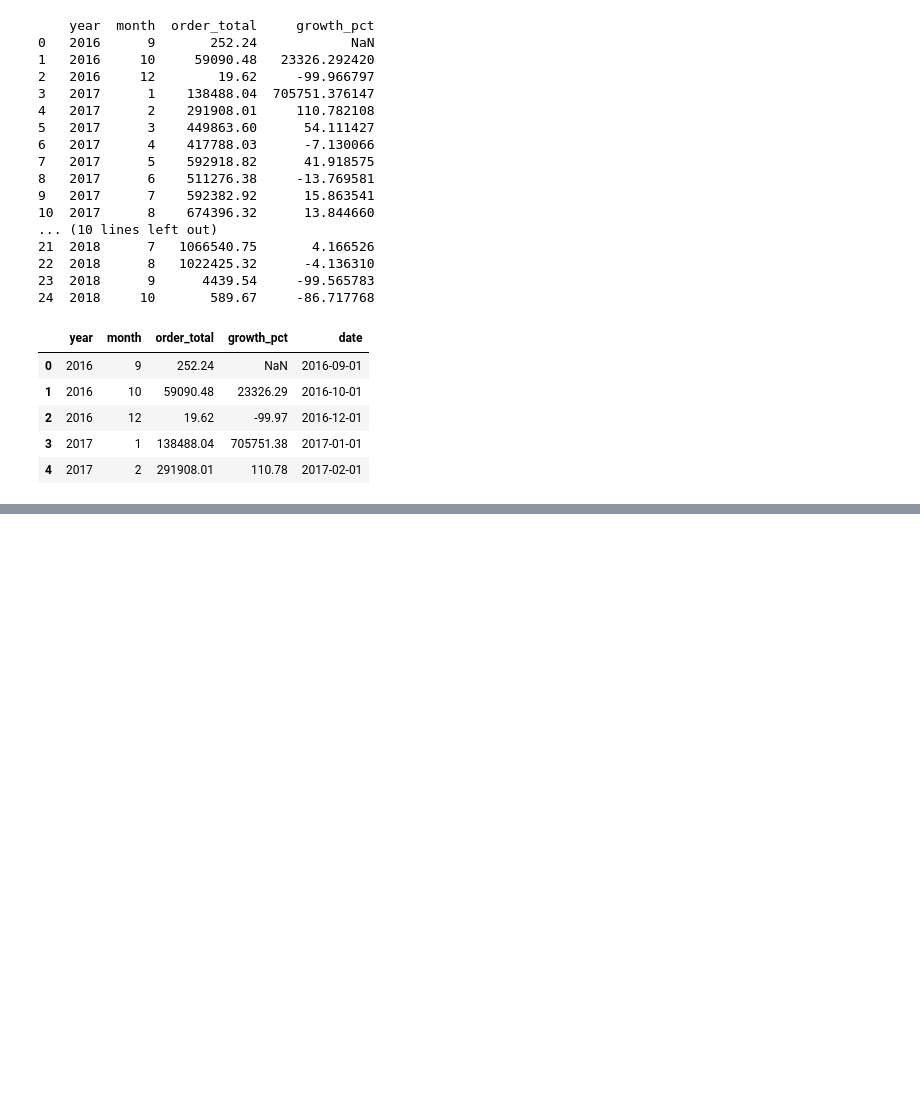
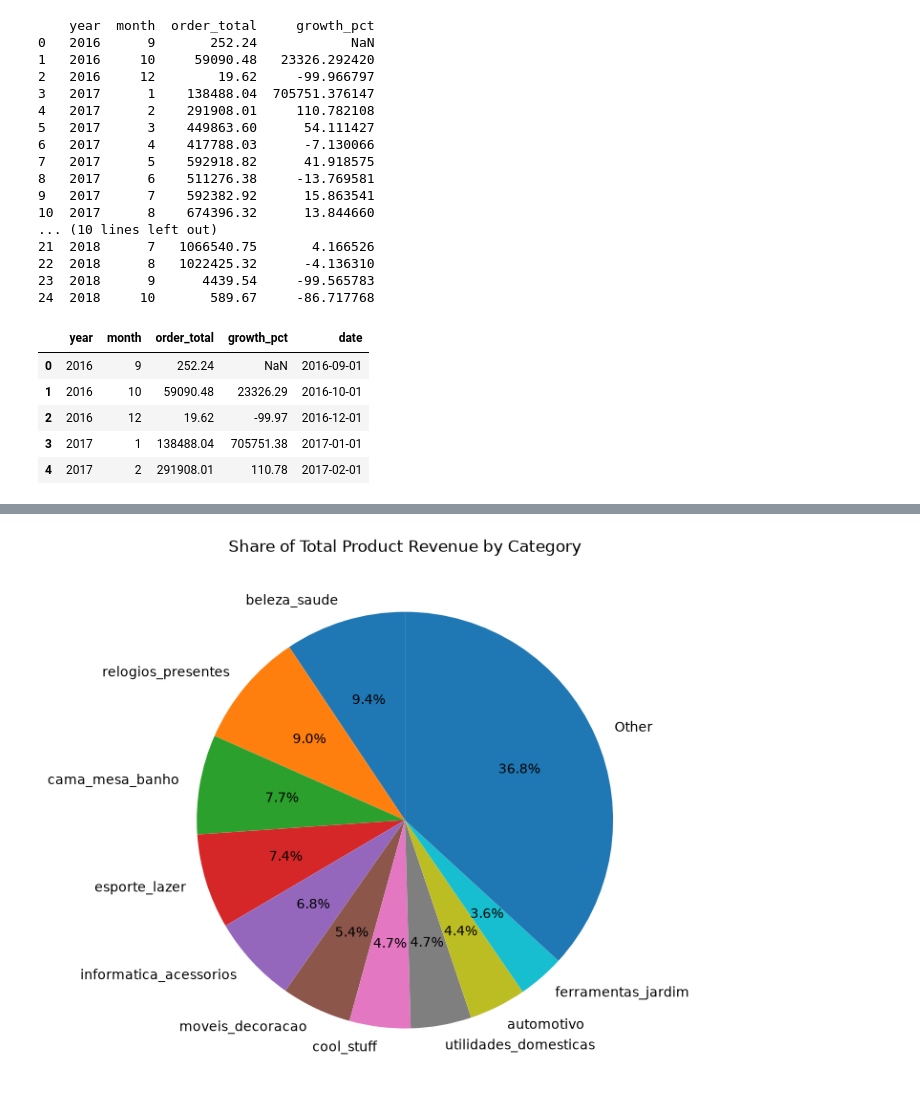
Before and after one commit to sunnyshaw8/olist-ecommerce-analysis-kaggle-, a Jupyter notebook: revenueanalysis.ipynb, the cells around one changed output, grey strips where cells are left out. Drawn from its saved outputs; the diff is of its cells as text; code cells hidden in the pictures; blank space fills up the shorter version.

```diff
--- a/revenueanalysis.ipynb
+++ b/revenueanalysis.ipynb
@@ -22,6 +22,9 @@ import matplotlib.pyplot as plt
 orders = pd.read_csv('olist_orders_dataset.csv')
 payments = pd.read_csv('olist_order_payments_dataset.csv')
 order_items = pd.read_csv('olist_order_items_dataset.csv')
+products = pd.read_csv("olist_products_dataset.csv")
+customers = pd.read_csv("olist_customers_dataset.csv")
+sellers= pd.read_csv("olist_sellers_dataset.csv")
 # %%
 #monthly revue and how much did it grow over month
 delivered_orders = orders[orders["order_status"] == "delivered"]['order_id']
@@ -170,0 +231,19 @@ plt.show()
+# %%
+print(order_items['order_id'].nunique())
+print(delivered_orders['order_id'].count())
+print(order_new['order_id'].count())
+###order items exclude 775 orders from order_items
+#########merging product id with category
+idandcategory = order_items.merge(products[['product_id','product_category_name']],on='product_id',how='left')
+#top 10 categories with highest revenue
+category_revenue = idandcategory.groupby('product_category_name')['price'].sum().sort_values(ascending=False)
+#TOP 10 PRODUCT CATEGORIES WITH MOST REVENUE
+print(category_revenue)
+###top 10 CATEGORIES SOLD
+top_categories_by_orders = (
+    idandcategory.groupby('product_category_name')['order_id']
+    .nunique()
+    .nlargest(10)
+)
+
+print(top_categories_by_orders)
@@ -170,0 +268,23 @@ plt.show()
+# %%
+###chart
+top_10 = category_revenue.head(10)
+
+other = category_revenue.iloc[10:].sum()
+
+chart_data = pd.concat([
+    top_10,
+    pd.Series({'Other': other})
+])
+chart_data.plot(
+    kind='pie',
+    figsize=(7,7),
+    autopct='%1.1f%%',
+    startangle=90
+)
+
+plt.title('Share of Total Product Revenue by Category')
+plt.ylabel('')
+plt.tight_layout()
+plt.show()
+# %% [output]
+[figure, added]
```
Also changed, not shown: parts of 6 cells of this notebook.
